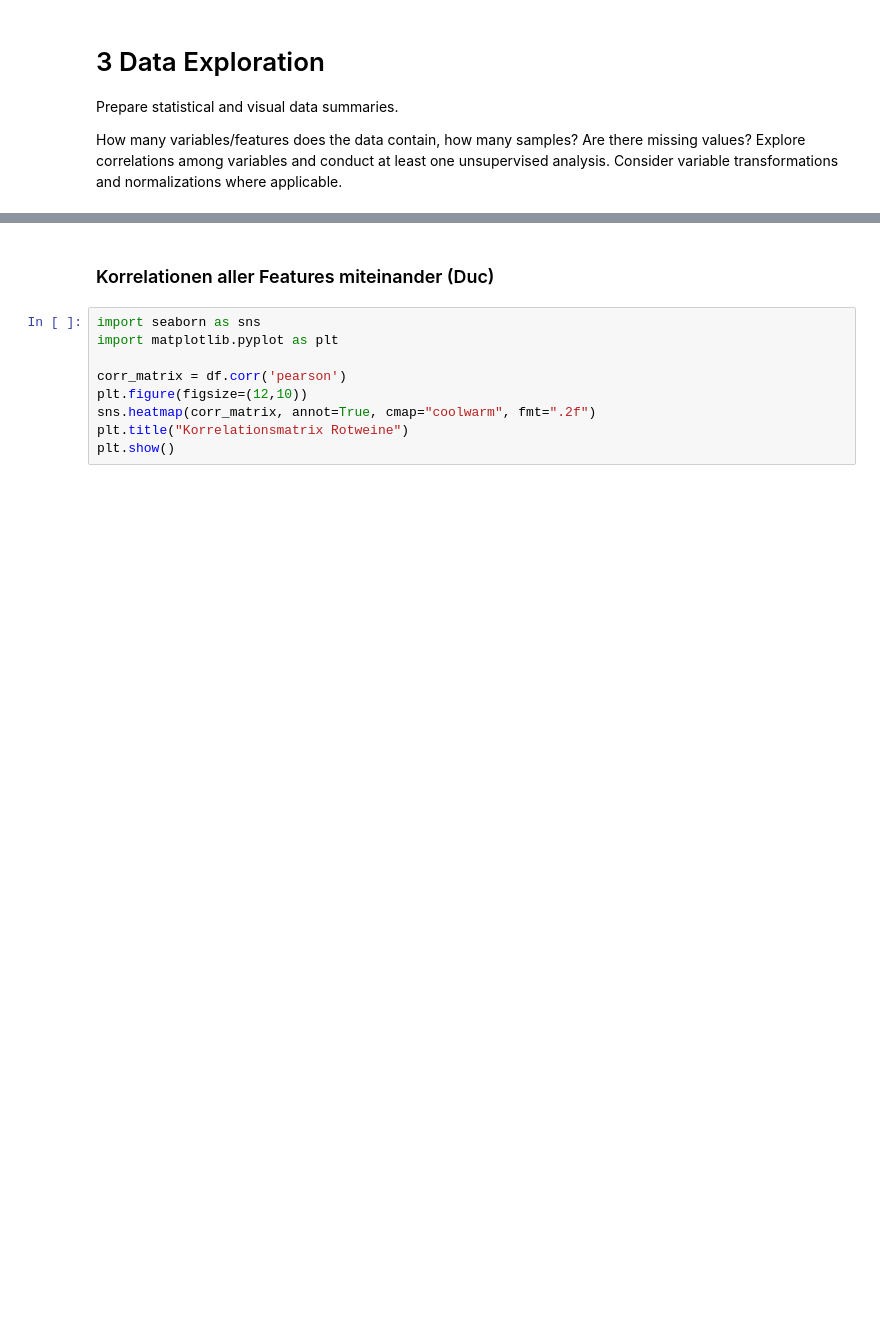
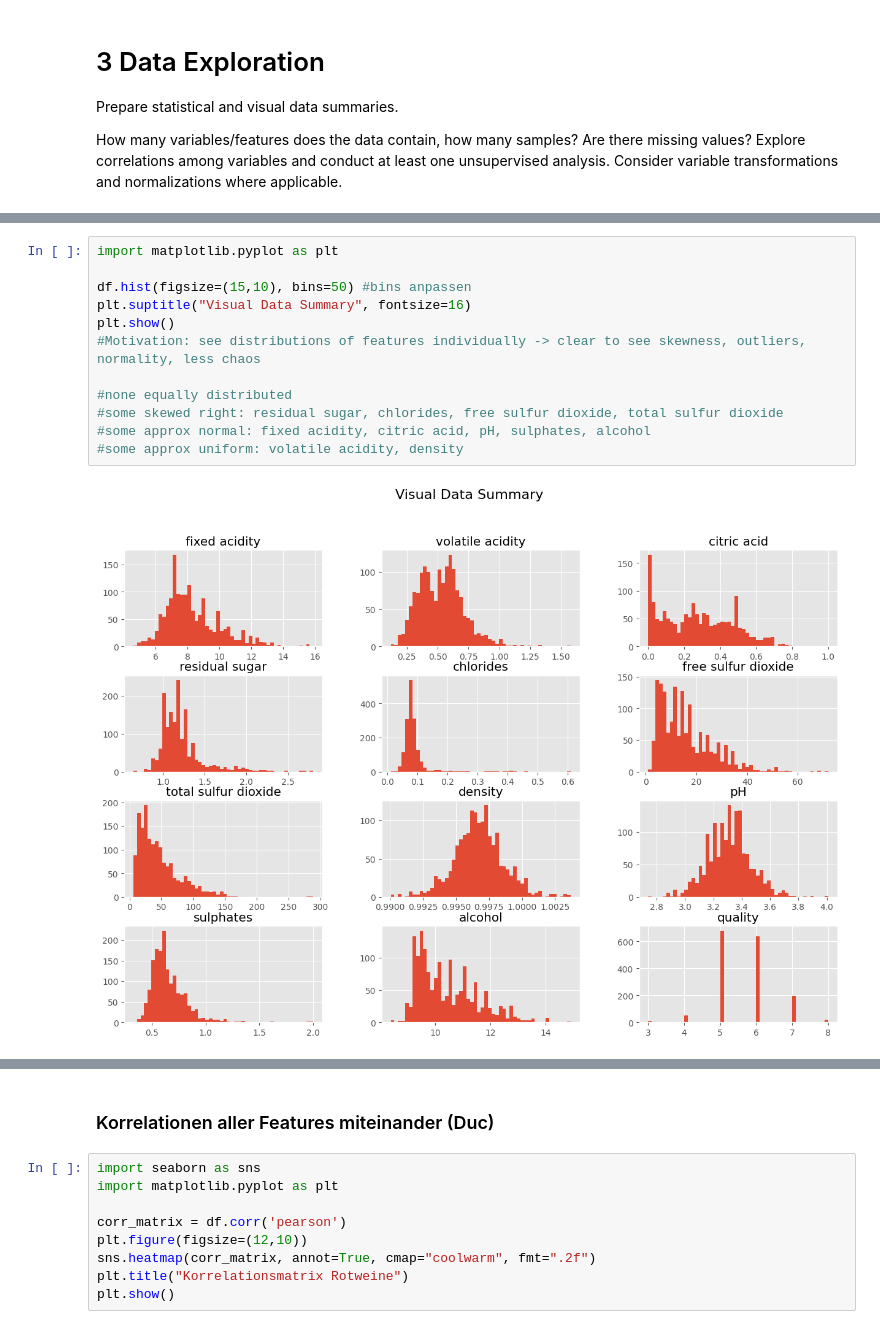
Before and after one commit to McRicecorn/NeuronaleNetze_WineQuality, a Jupyter notebook: Project1_Wine.ipynb, the cells around one changed output, grey strips where cells are left out. Saved outputs shown, nothing was run; the diff lists cells and outputs as text; blank space fills up the shorter version.

```diff
--- a/Project1_Wine.ipynb
+++ b/Project1_Wine.ipynb
@@ -116,0 +117,14 @@ None
+# %%
+import matplotlib.pyplot as plt
+
+df.hist(figsize=(15,10), bins=50) #bins anpassen
+plt.suptitle("Visual Data Summary", fontsize=16)
+plt.show()
+#Motivation: see distributions of features individually -> clear to see skewness, outliers, normality, less chaos
+
+#none equally distributed
+#some skewed right: residual sugar, chlorides, free sulfur dioxide, total sulfur dioxide
+#some approx normal: fixed acidity, citric acid, pH, sulphates, alcohol
+#some approx uniform: volatile acidity, density
+# %% [output]
+[figure, added]
```
Also changed, not shown: parts of 9 cells of this notebook, 1 other file.
